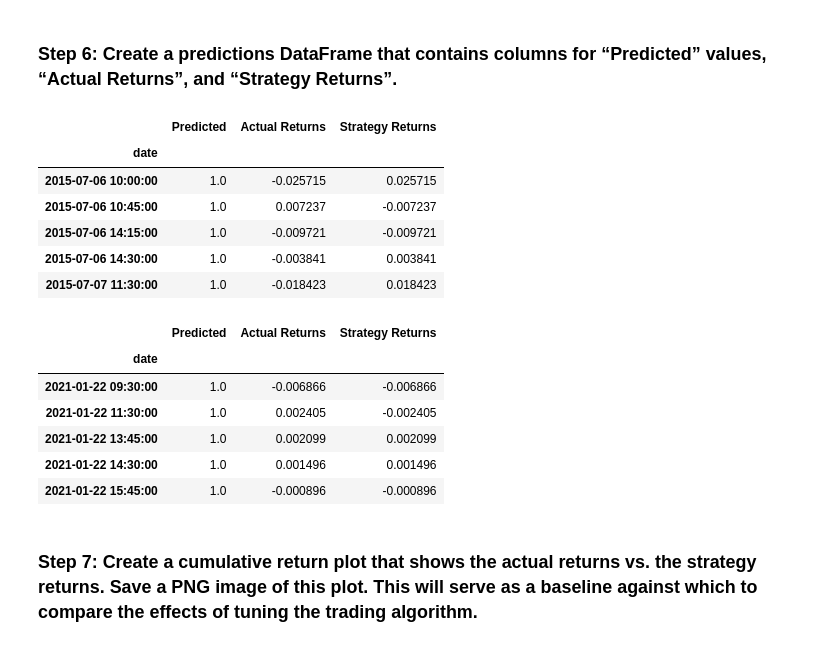
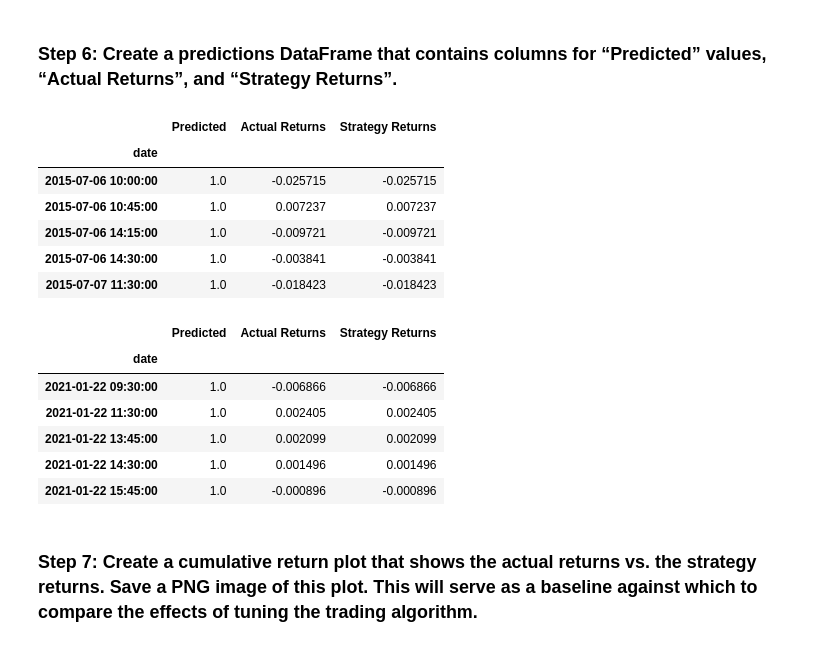
Before and after one commit to LourdesDB/machine_learning_trading_bot, a Jupyter notebook: machine_learning_trading_bot.ipynb, the cells around one changed output. Cells and saved outputs as stored; diff of their text form; code cells hidden in the pictures.

```diff
--- a/machine_learning_trading_bot.ipynb
+++ b/machine_learning_trading_bot.ipynb
@@ -348,33 +360,34 @@ weighted avg       0.50      0.55      0.43      4092
 # %%
 # Create a new empty predictions DataFrame.
 
 # Create a predictions DataFrame
 predictions_df = pd.DataFrame(index=X_test.index)
 
 # Add the SVM model predictions to the DataFrame
 predictions_df['Predicted'] = svm_pred
 
 # Add the actual returns to the DataFrame
 predictions_df['Actual Returns'] = signals_df['Actual Returns']
 
 # Add the strategy returns to the DataFrame
-predictions_df['Strategy Returns'] = signals_df['Strategy Returns']
+predictions_df['Strategy Returns'] = signals_df['Actual Returns'] * predictions_df['Predicted']
+
 
 # Review the DataFrame
 display(predictions_df.head())
 display(predictions_df.tail())
 # %% [output]
 |  | Predicted | Actual Returns | Strategy Returns |
 | date |  |  |  |
-| 2015-07-06 10:00:00 | 1.0 | -0.025715 | 0.025715 |
-| 2015-07-06 10:45:00 | 1.0 | 0.007237 | -0.007237 |
+| 2015-07-06 10:00:00 | 1.0 | -0.025715 | -0.025715 |
+| 2015-07-06 10:45:00 | 1.0 | 0.007237 | 0.007237 |
 | 2015-07-06 14:15:00 | 1.0 | -0.009721 | -0.009721 |
-| 2015-07-06 14:30:00 | 1.0 | -0.003841 | 0.003841 |
-| 2015-07-07 11:30:00 | 1.0 | -0.018423 | 0.018423 |
+| 2015-07-06 14:30:00 | 1.0 | -0.003841 | -0.003841 |
+| 2015-07-07 11:30:00 | 1.0 | -0.018423 | -0.018423 |
 |  | Predicted | Actual Returns | Strategy Returns |
 | date |  |  |  |
 | 2021-01-22 09:30:00 | 1.0 | -0.006866 | -0.006866 |
-| 2021-01-22 11:30:00 | 1.0 | 0.002405 | -0.002405 |
+| 2021-01-22 11:30:00 | 1.0 | 0.002405 | 0.002405 |
 | 2021-01-22 13:45:00 | 1.0 | 0.002099 | 0.002099 |
 | 2021-01-22 14:30:00 | 1.0 | 0.001496 | 0.001496 |
 | 2021-01-22 15:45:00 | 1.0 | -0.000896 | -0.000896 |
```
Also changed, not shown: parts of 15 cells of this notebook, 9 other files.
